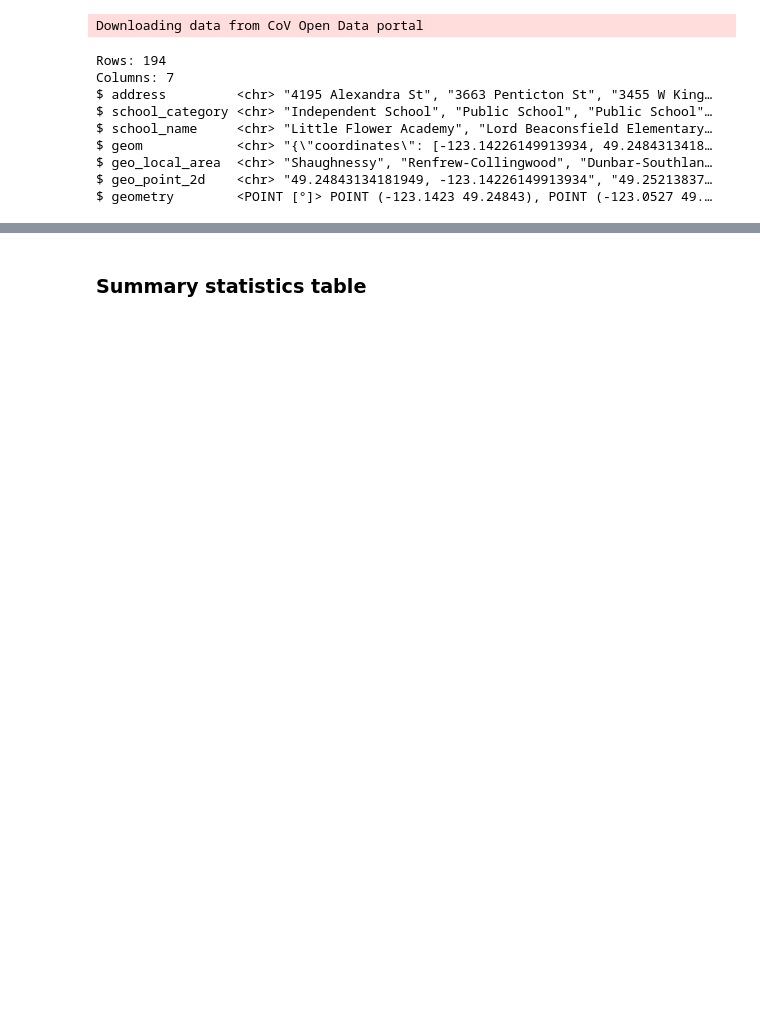
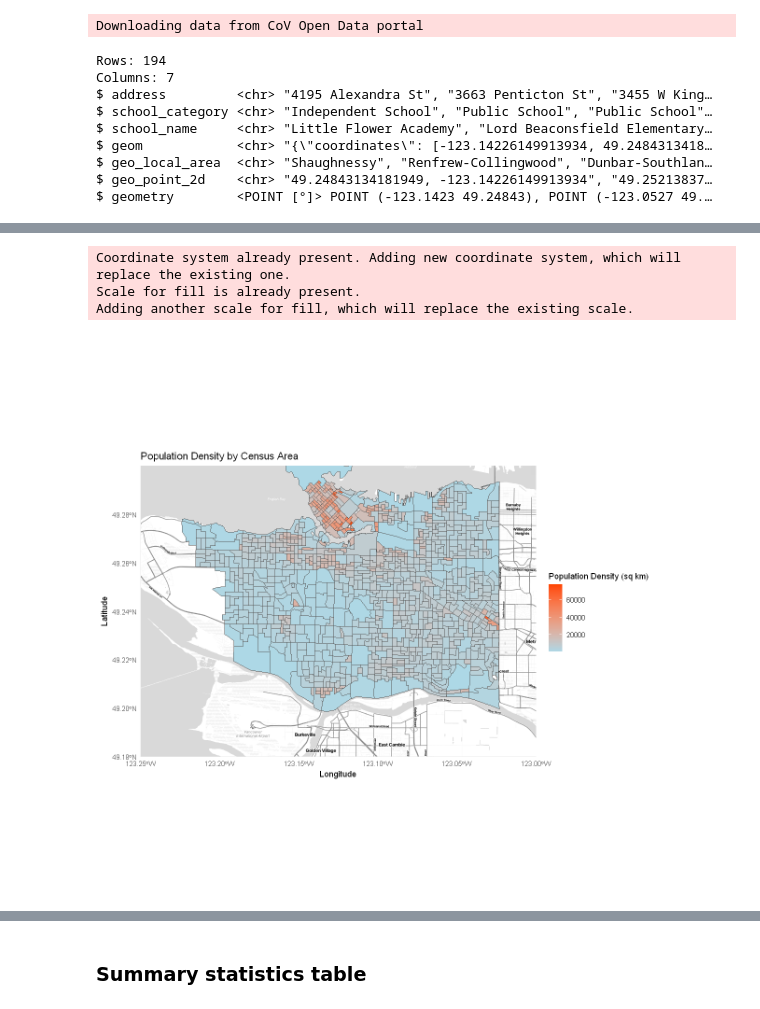
Before and after one commit to Irene-Berezin/econ326, a Jupyter notebook: project_workbook.ipynb, the cells around one changed output, grey strips where cells are left out. Cells and saved outputs as stored; diff of their text form; code cells hidden in the pictures; blank space fills up the shorter version.

```diff
--- a/project_workbook.ipynb
+++ b/project_workbook.ipynb
@@ -432,0 +522,9 @@ ERROR: Error in eval(expr, envir, enclos): object 'local_area_boundary_sf' not f
+# %%
+cultural_index <- compute_accessibility_index(
+  local_areas = census_data_st,
+  points_of_interest = cultural_space,
+  category_name = "cultural_space_index"
+)|>
+pull(cultural_space_index)
+
+census_with_index$cultural_space_index <- cultural_index
@@ -464,0 +627,17 @@ replace the existing one.
+# %%
+# Add visualization for population density data
+density_map <- ggmap(map) +
+  geom_sf(data = census_index_crime, aes(fill = population_density),inherit.aes = FALSE) +
+  scale_fill_viridis_c() +
+  scale_fill_gradient(low = "#ADD8E6", high = "#FF4500") +
+  coord_sf(crs = st_crs(4326)) +
+  theme_minimal() +
+  labs(title = "Population Density by Census Area", fill = "Population Density (sq km)", x = "Longitude", y = "Latitude")
+
+density_map
+# %% [output]
+Coordinate system already present. Adding new coordinate system, which will
+replace the existing one.
+Scale for fill is already present.
+Adding another scale for fill, which will replace the existing scale.
+[figure, added]
```
Also changed, not shown: parts of 64 cells of this notebook.
